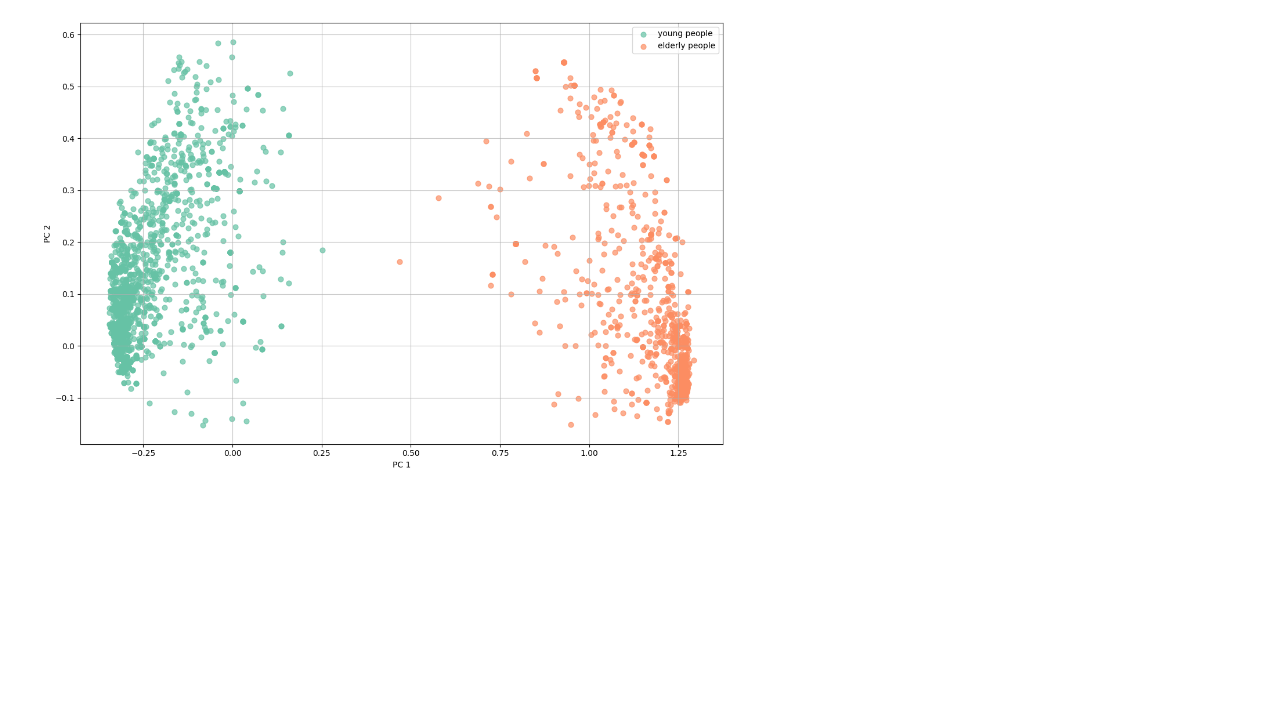
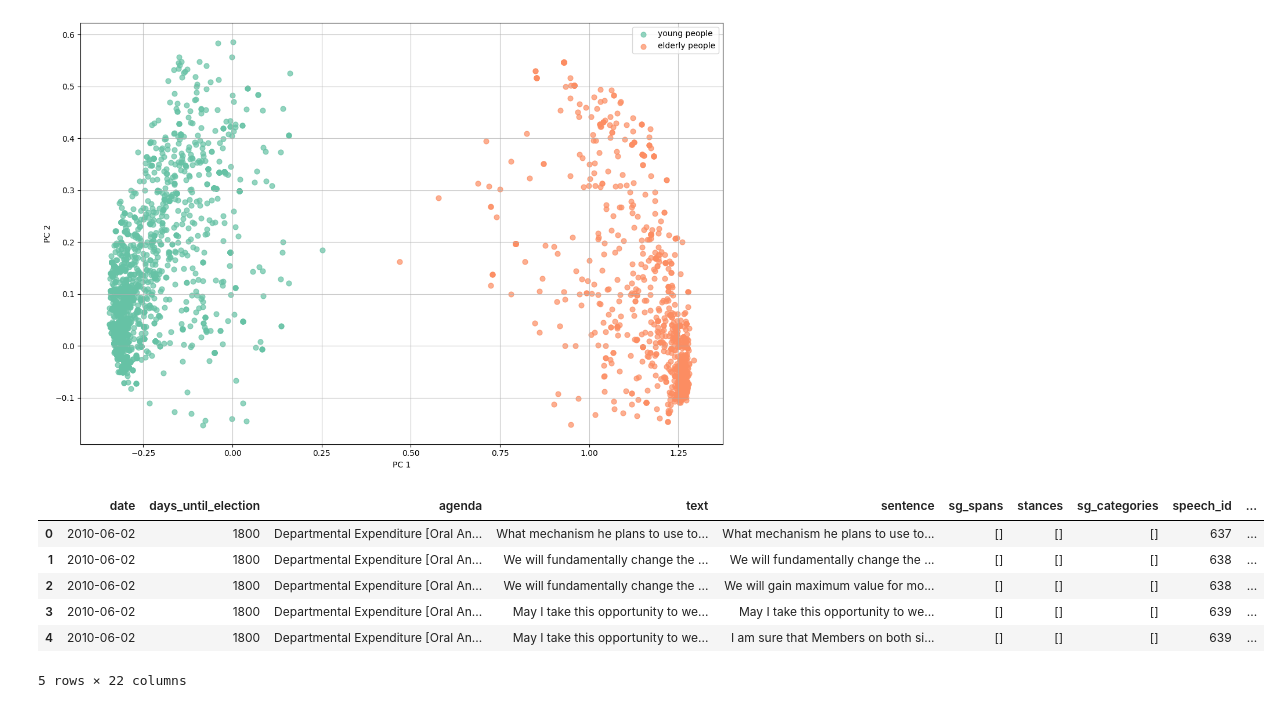
Before and after one commit to MaximilianWeiland/Master_Thesis, a Jupyter notebook: 05_clustering/application_main_data.ipynb, the cells around one changed output. Drawn from its saved outputs; the diff is of its cells as text; code cells hidden in the pictures; blank space fills up the shorter version.

```diff
--- a/05_clustering/application_main_data.ipynb
+++ b/05_clustering/application_main_data.ipynb
@@ -273,0 +274,11 @@ question_df.to_csv("../01_data/empirical_analysis/speech_datasets/datasets_clust
+# %%
+question_df = pd.read_csv("../01_data/empirical_analysis/speech_datasets/datasets_cluster_labels/parl_questions_clusterlabels.csv")
+question_df.head()
+# %% [output]
+|  | date | days_until_election | agenda | text | sentence | sg_spans | stances | sg_categories | speech_id | ... |
+| 0 | 2010-06-02 | 1800 | Departmental Expenditure [Oral An... | What mechanism he plans to use to... | What mechanism he plans to use to... | [] | [] | [] | 637 | ... |
+| 1 | 2010-06-02 | 1800 | Departmental Expenditure [Oral An... | We will fundamentally change the ... | We will fundamentally change the ... | [] | [] | [] | 638 | ... |
+| 2 | 2010-06-02 | 1800 | Departmental Expenditure [Oral An... | We will fundamentally change the ... | We will gain maximum value for mo... | [] | [] | [] | 638 | ... |
+| 3 | 2010-06-02 | 1800 | Departmental Expenditure [Oral An... | May I take this opportunity to we... | May I take this opportunity to we... | [] | [] | [] | 639 | ... |
+| 4 | 2010-06-02 | 1800 | Departmental Expenditure [Oral An... | May I take this opportunity to we... | I am sure that Members on both si... | [] | [] | [] | 639 | ... |
+5 rows × 22 columns
```
Also changed, not shown: parts of 2 cells of this notebook, 3 other files.
